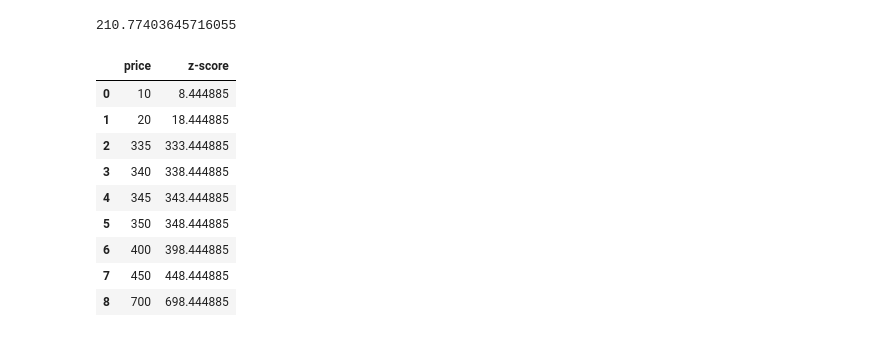
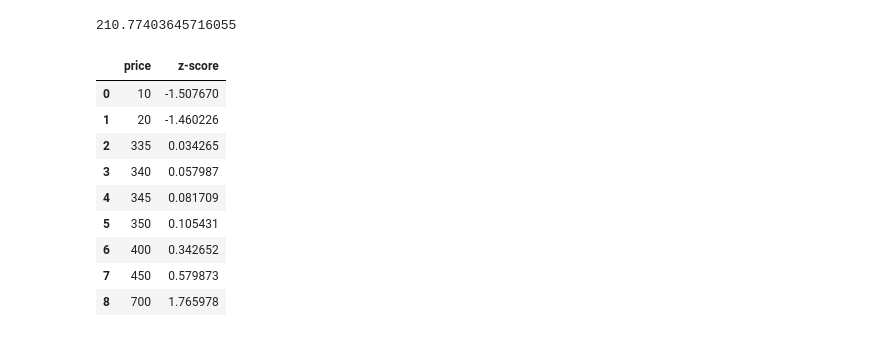
Before and after one commit to arman-hossain45/Phitrom_AI-ML, a Jupyter notebook: allModulePractice.ipynb, the cells around one changed output. Saved outputs shown, nothing was run; the diff lists cells and outputs as text; code cells hidden in the pictures.

Commit message:
z score

```diff
--- a/allModulePractice.ipynb
+++ b/allModulePractice.ipynb
@@ -4165,16 +4165,16 @@ df2['price'].std()#ddof=0 population std deviation and 1 hole sample
 # %% [output]
 210.77403645716055
 # %%
-df2['z-score']=(df2['price']-df2['price'].mean()/df2['price'].std())
+df2['z-score']=((df2['price']-df2['price'].mean())/(df2['price'].std()))
 df2
 # %% [output]
 |  | price | z-score |
-| 0 | 10 | 8.444885 |
-| 1 | 20 | 18.444885 |
-| 2 | 335 | 333.444885 |
-| 3 | 340 | 338.444885 |
-| 4 | 345 | 343.444885 |
-| 5 | 350 | 348.444885 |
-| 6 | 400 | 398.444885 |
-| 7 | 450 | 448.444885 |
-| 8 | 700 | 698.444885 |
+| 0 | 10 | -1.507670 |
+| 1 | 20 | -1.460226 |
+| 2 | 335 | 0.034265 |
+| 3 | 340 | 0.057987 |
+| 4 | 345 | 0.081709 |
+| 5 | 350 | 0.105431 |
+| 6 | 400 | 0.342652 |
+| 7 | 450 | 0.579873 |
+| 8 | 700 | 1.765978 |
```
